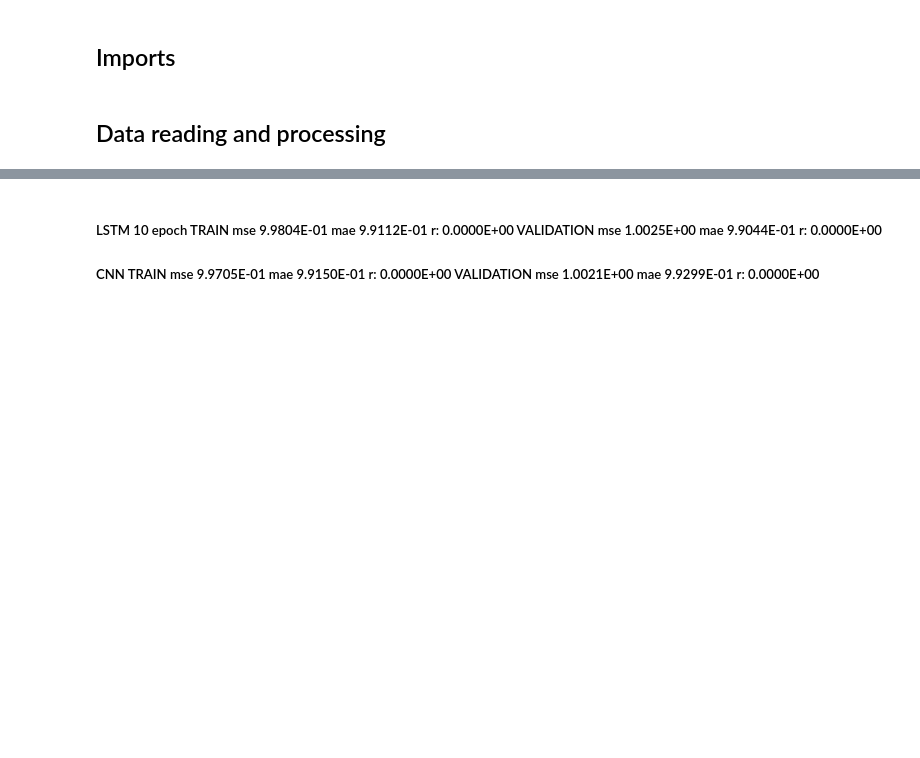
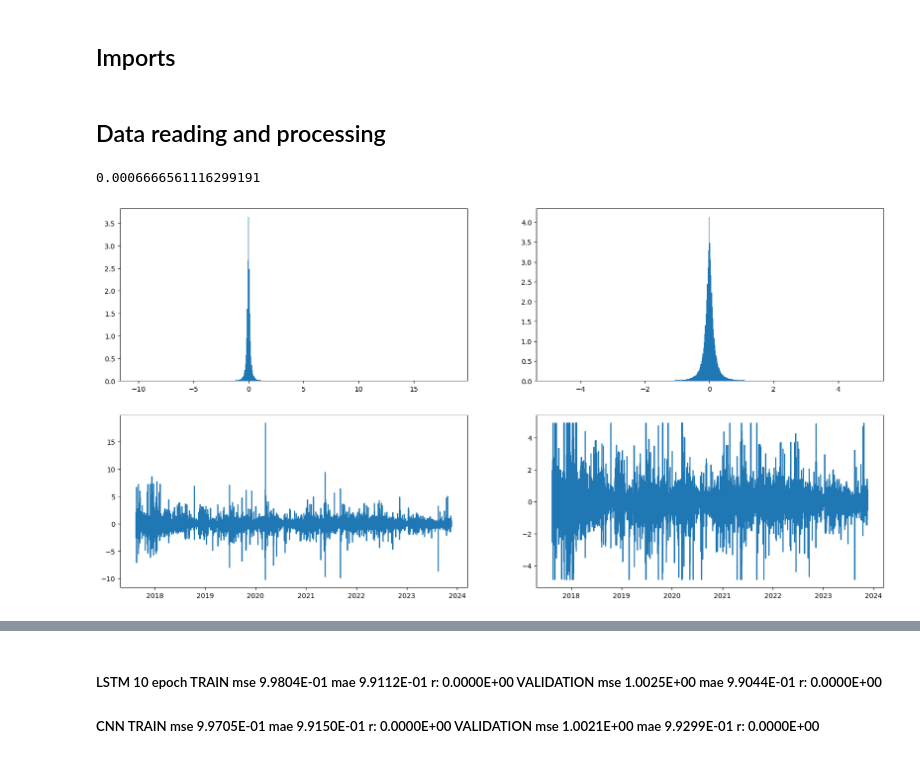
Before and after one commit to tutur90/NN-Trading-Indicators, a Jupyter notebook: basic_nn_indicators.ipynb, the cells around one changed output, grey strips where cells are left out. Drawn from its saved outputs; the diff is of its cells as text; code cells hidden in the pictures; blank space fills up the shorter version.

```diff
--- a/basic_nn_indicators.ipynb
+++ b/basic_nn_indicators.ipynb
@@ -26,5 +26,5 @@ device = torch.device("cuda" if torch.cuda.is_available() else "cpu")
 # %% [markdown]
 ## Data reading and processing
 # %%
-data = pd.read_csv('data/binance/BTCUSDT_1m_Futures.csv', parse_dates=[0], index_col=0)
+data = pd.read_csv('data/binance/BTCUSDT_5m_Spot.csv', parse_dates=[0], index_col=0)
 # %%
@@ -73,3 +74,34 @@ columns = [
 ]
+# %%
+data.loc[:, '%R'] = data['Close'].pct_change()*100
+
+df = data[['%R', 'Open', 'High', 'Low', 'Close', 'Volume']].copy()
+
+quatiles_threshold = 0.00005
+
+plt.figure(figsize=(20, 10))
+
+plt.subplot(2, 2, 1)
+plt.hist(df['%R'] , bins=500, density=True)
+
+plt.subplot(2, 2, 3)
+plt.plot(df['%R'])
+
+df['%R'] = df['%R'].clip(lower=df['%R'].quantile(quatiles_threshold), upper=df['%R'].quantile(1-quatiles_threshold))
+
+print(df['%R'].mean())
+
+# df['%R'] = df['%R'] - df['%R'].mean()
+
+plt.subplot(2, 2, 2)
+plt.hist(df['%R'], bins=500, density=True)
+
+plt.subplot(2, 2, 4)
+plt.plot(df['%R'])
+
+plt.show()
+# %% [output]
+0.0006666561116299191
+[figure, added]
 # %%
 import ta
```
Also changed, not shown: parts of 26 cells of this notebook, 10 other files.
